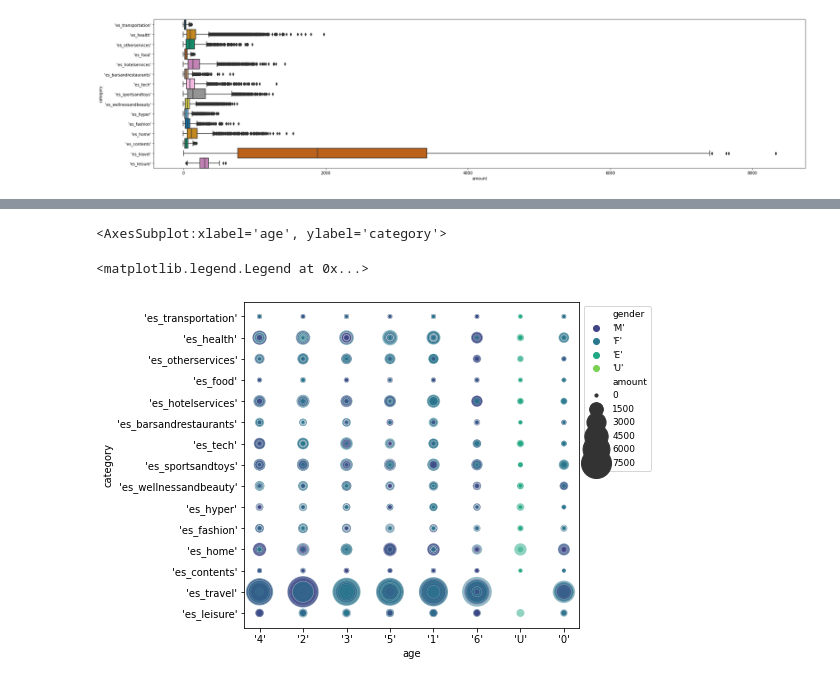
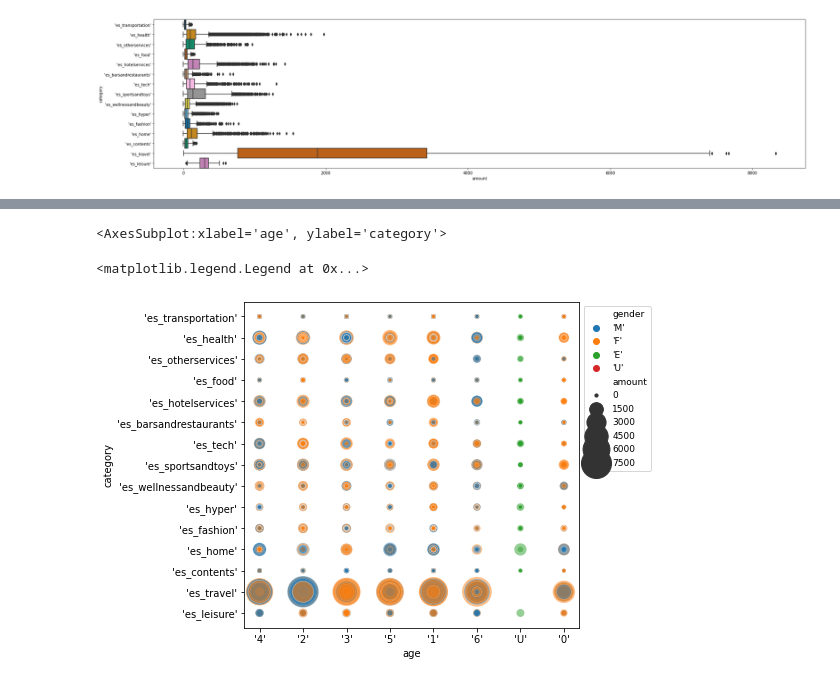
Before and after one commit to IanMMuldoon/FinFraud, a Jupyter notebook: fin.ipynb, the cells around one changed output, grey strips where cells are left out. Saved outputs shown, nothing was run; the diff lists cells and outputs as text; code cells hidden in the pictures.

```diff
--- a/fin.ipynb
+++ b/fin.ipynb
@@ -267,14 +272,14 @@ ax = df.plot.hexbin(x= 'age_code',
 # %%
 import matplotlib.pyplot as plt
 import seaborn as sns
 df = pd.read_csv("data/bs.csv")
 
 data = df
 fig_dims = (6, 6)
 fig, ax = plt.subplots(figsize = fig_dims)
-sns.scatterplot(data=data, x = 'age', y = 'category', size='amount', hue='gender',alpha= 0.5, sizes=(10,1000), palette='viridis', ax = ax)
+sns.scatterplot(data=data, x = 'age', y = 'category', size='amount', hue='gender',alpha= 0.5, sizes=(10,1000), ax = ax)
 plt.legend(bbox_to_anchor=(1, 1), loc='upper left', fontsize=9)
 # %% [output]
 <AxesSubplot:xlabel='age', ylabel='category'>
 <matplotlib.legend.Legend at 0x...>
-[figure, old version]
+[figure, new version]
```
Also changed, not shown: parts of 12 cells of this notebook, 1 other file.
